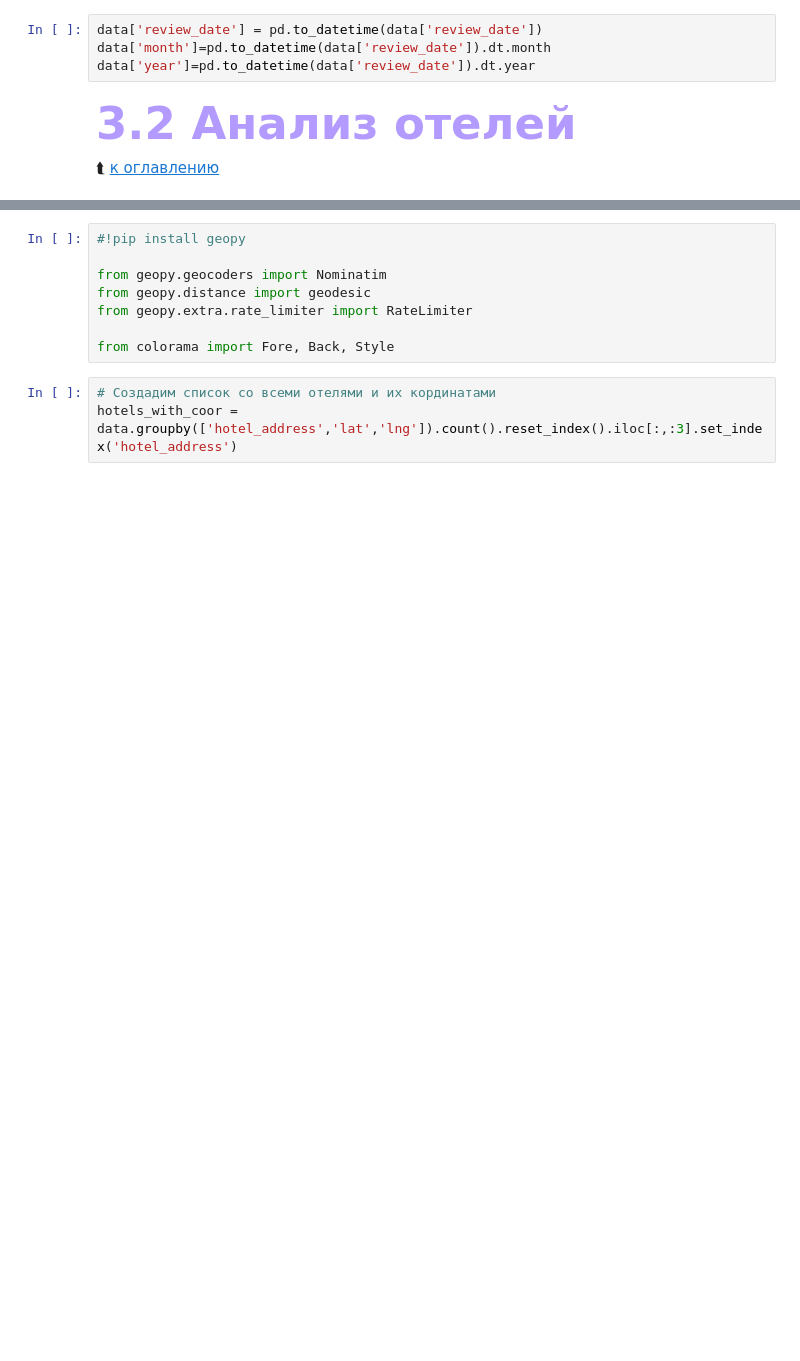
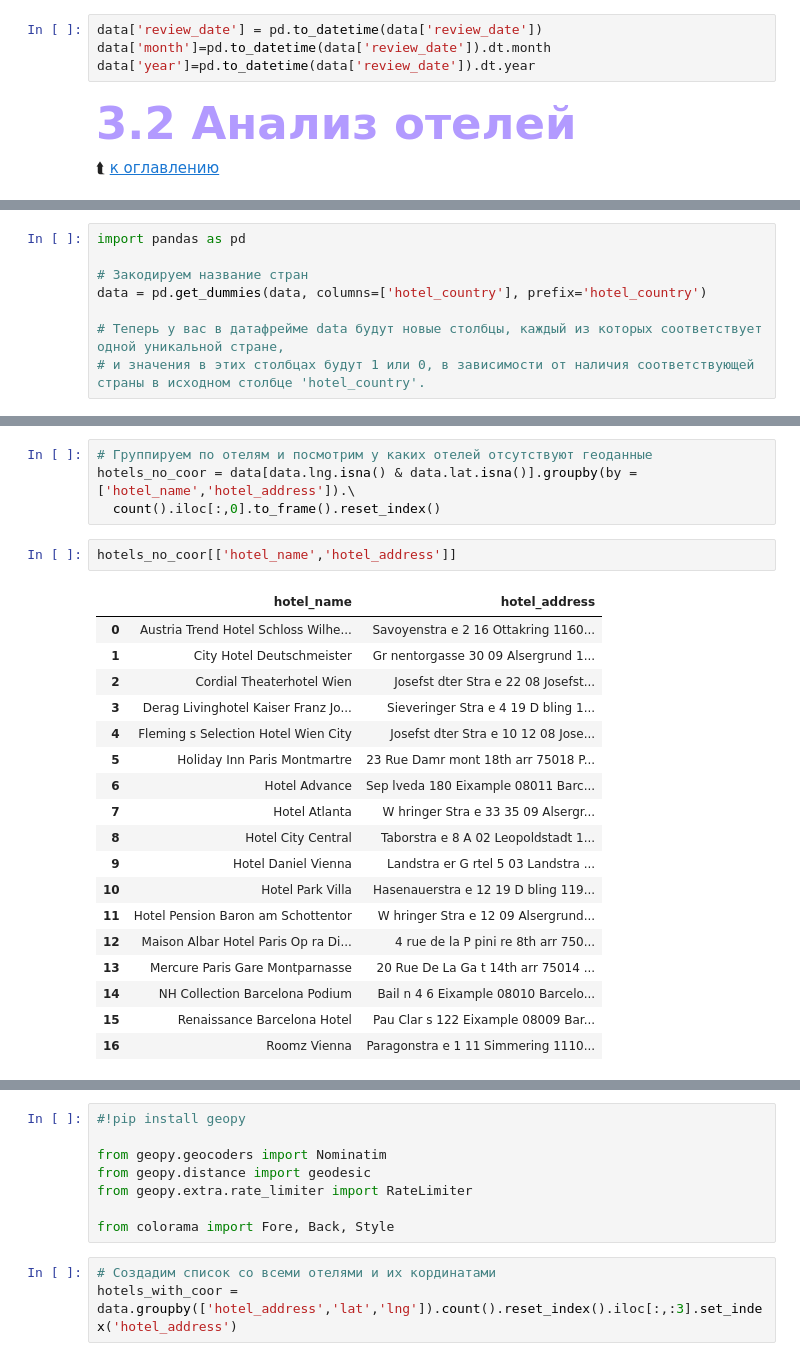
Before and after one commit to Wladeemer/SF_DSPR-111-PROJECT-3-EDA_Feature_Engineering_Kaggle, a Jupyter notebook: Booking_reviews.ipynb, the cells around one changed output, grey strips where cells are left out. Cells and saved outputs as stored; diff of their text form; blank space fills up the shorter version.

```diff
--- a/Booking_reviews.ipynb
+++ b/Booking_reviews.ipynb
@@ -450,0 +576,8 @@ a {
+# %%
+import pandas as pd
+
+# Закодируем название стран
+data = pd.get_dummies(data, columns=['hotel_country'], prefix='hotel_country')
+
+# Теперь у вас в датафрейме data будут новые столбцы, каждый из которых соответствует одной уникальной стране,
+# и значения в этих столбцах будут 1 или 0, в зависимости от наличия соответствующей страны в исходном столбце 'hotel_country'.
@@ -450,0 +612,25 @@ a {
+# %%
+# Группируем по отелям и посмотрим у каких отелей отсутствуют геоданные
+hotels_no_coor = data[data.lng.isna() & data.lat.isna()].groupby(by = ['hotel_name','hotel_address']).\
+  count().iloc[:,0].to_frame().reset_index()
+# %%
+hotels_no_coor[['hotel_name','hotel_address']]
+# %% [output]
+|  | hotel_name | hotel_address |
+| 0 | Austria Trend Hotel Schloss Wilhe... | Savoyenstra e 2 16 Ottakring 1160... |
+| 1 | City Hotel Deutschmeister | Gr nentorgasse 30 09 Alsergrund 1... |
+| 2 | Cordial Theaterhotel Wien | Josefst dter Stra e 22 08 Josefst... |
+| 3 | Derag Livinghotel Kaiser Franz Jo... | Sieveringer Stra e 4 19 D bling 1... |
+| 4 | Fleming s Selection Hotel Wien City | Josefst dter Stra e 10 12 08 Jose... |
+| 5 | Holiday Inn Paris Montmartre | 23 Rue Damr mont 18th arr 75018 P... |
+| 6 | Hotel Advance | Sep lveda 180 Eixample 08011 Barc... |
+| 7 | Hotel Atlanta | W hringer Stra e 33 35 09 Alsergr... |
+| 8 | Hotel City Central | Taborstra e 8 A 02 Leopoldstadt 1... |
+| 9 | Hotel Daniel Vienna | Landstra er G rtel 5 03 Landstra ... |
+| 10 | Hotel Park Villa | Hasenauerstra e 12 19 D bling 119... |
+| 11 | Hotel Pension Baron am Schottentor | W hringer Stra e 12 09 Alsergrund... |
+| 12 | Maison Albar Hotel Paris Op ra Di... | 4 rue de la P pini re 8th arr 750... |
+| 13 | Mercure Paris Gare Montparnasse | 20 Rue De La Ga t 14th arr 75014 ... |
+| 14 | NH Collection Barcelona Podium | Bail n 4 6 Eixample 08010 Barcelo... |
+| 15 | Renaissance Barcelona Hotel | Pau Clar s 122 Eixample 08009 Bar... |
+| 16 | Roomz Vienna | Paragonstra e 1 11 Simmering 1110... |
```
Also changed, not shown: parts of 52 cells of this notebook.
